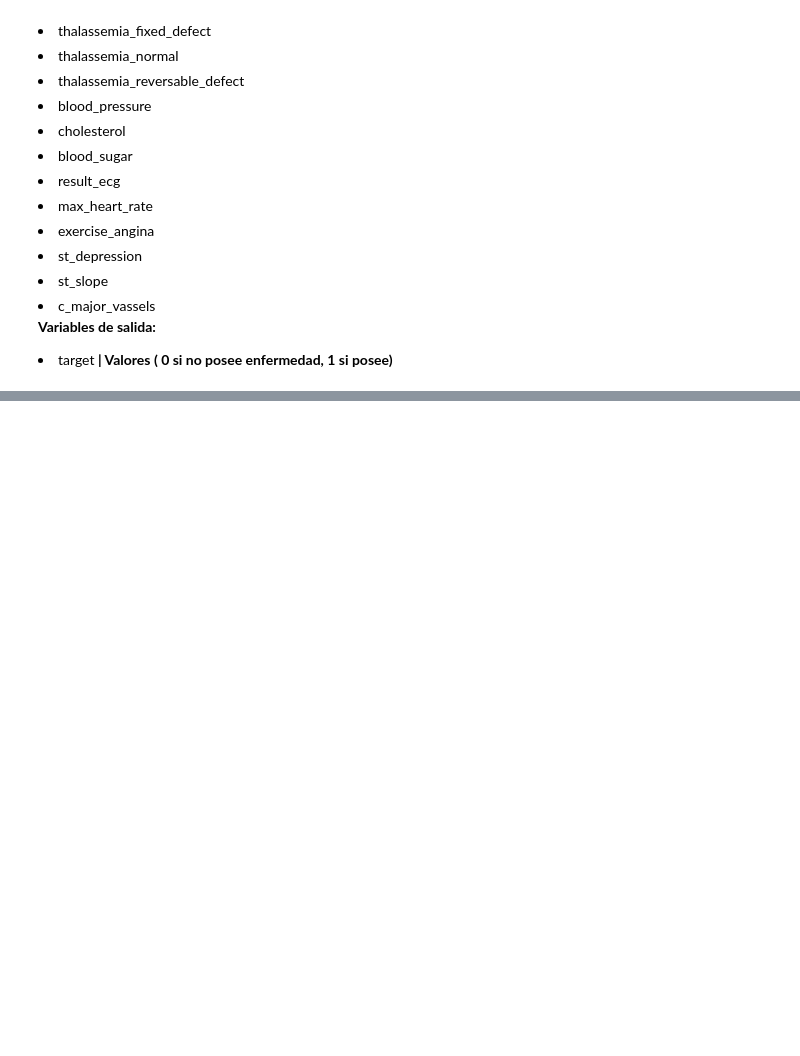
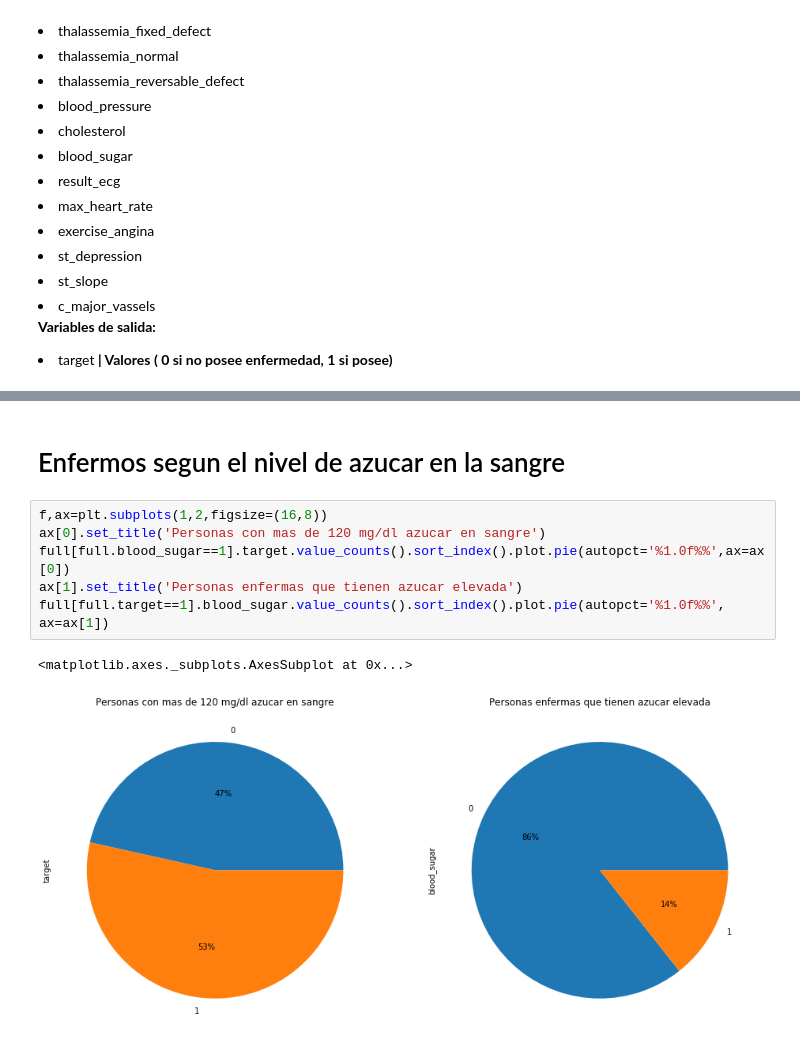
Before and after one commit to NicoMalta/ml_ucse, a Jupyter notebook: tp1_exploration.ipynb, the cells around one changed output, grey strips where cells are left out. Drawn from its saved outputs; the diff is of its cells as text; blank space fills up the shorter version.

```diff
--- a/tp1_exploration.ipynb
+++ b/tp1_exploration.ipynb
@@ -250,0 +318,11 @@ ax.set_title('Valores c_major_vessels')
+# %% [markdown]
+# Enfermos segun el nivel de azucar en la sangre
+# %%
+f,ax=plt.subplots(1,2,figsize=(16,8))
+ax[0].set_title('Personas con mas de 120 mg/dl azucar en sangre')
+full[full.blood_sugar==1].target.value_counts().sort_index().plot.pie(autopct='%1.0f%%',ax=ax[0])
+ax[1].set_title('Personas enfermas que tienen azucar elevada')
+full[full.target==1].blood_sugar.value_counts().sort_index().plot.pie(autopct='%1.0f%%', ax=ax[1])
+# %% [output]
+<matplotlib.axes._subplots.AxesSubplot at 0x...>
+[figure, added]
```
Also changed, not shown: parts of 22 cells of this notebook.
